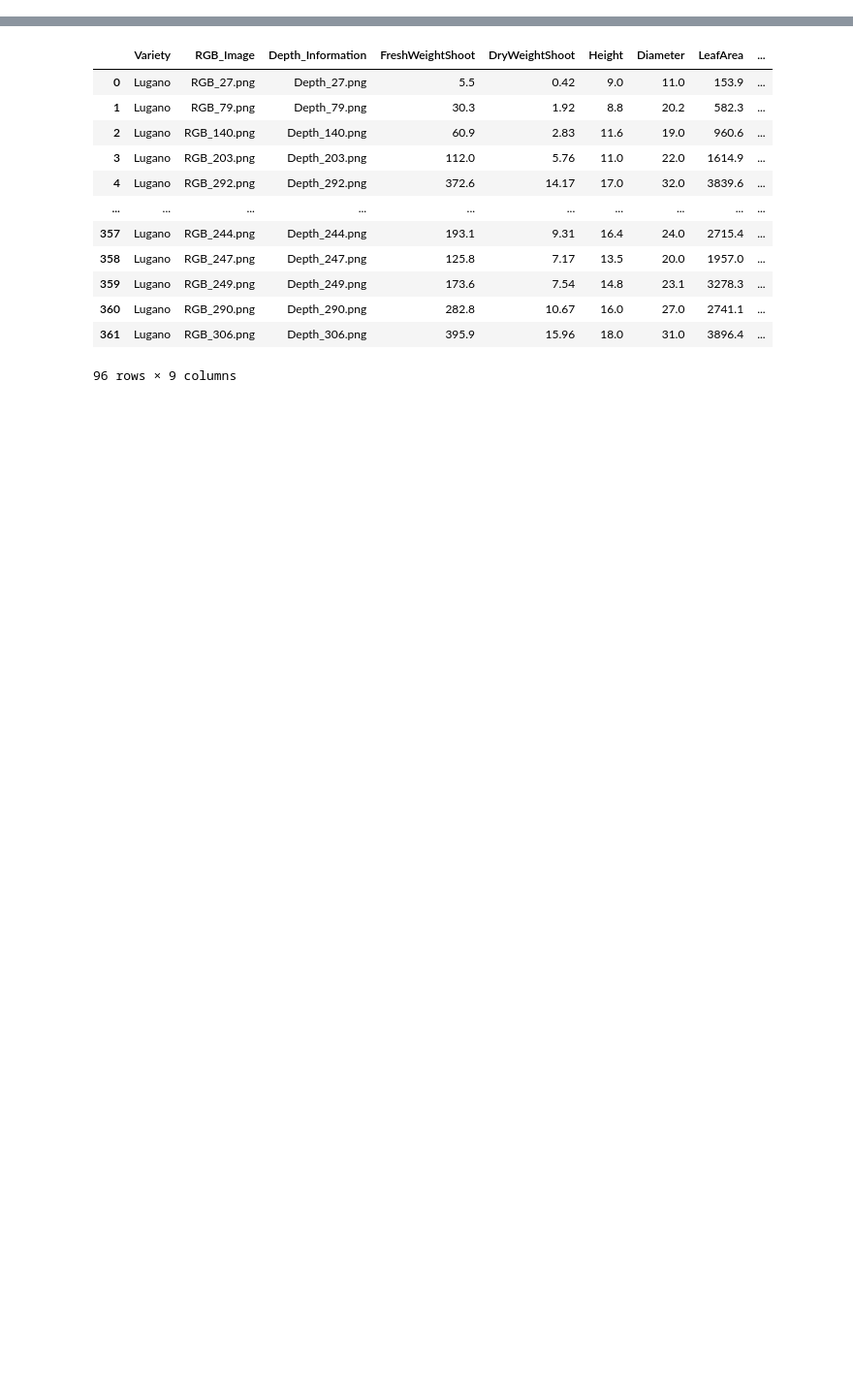
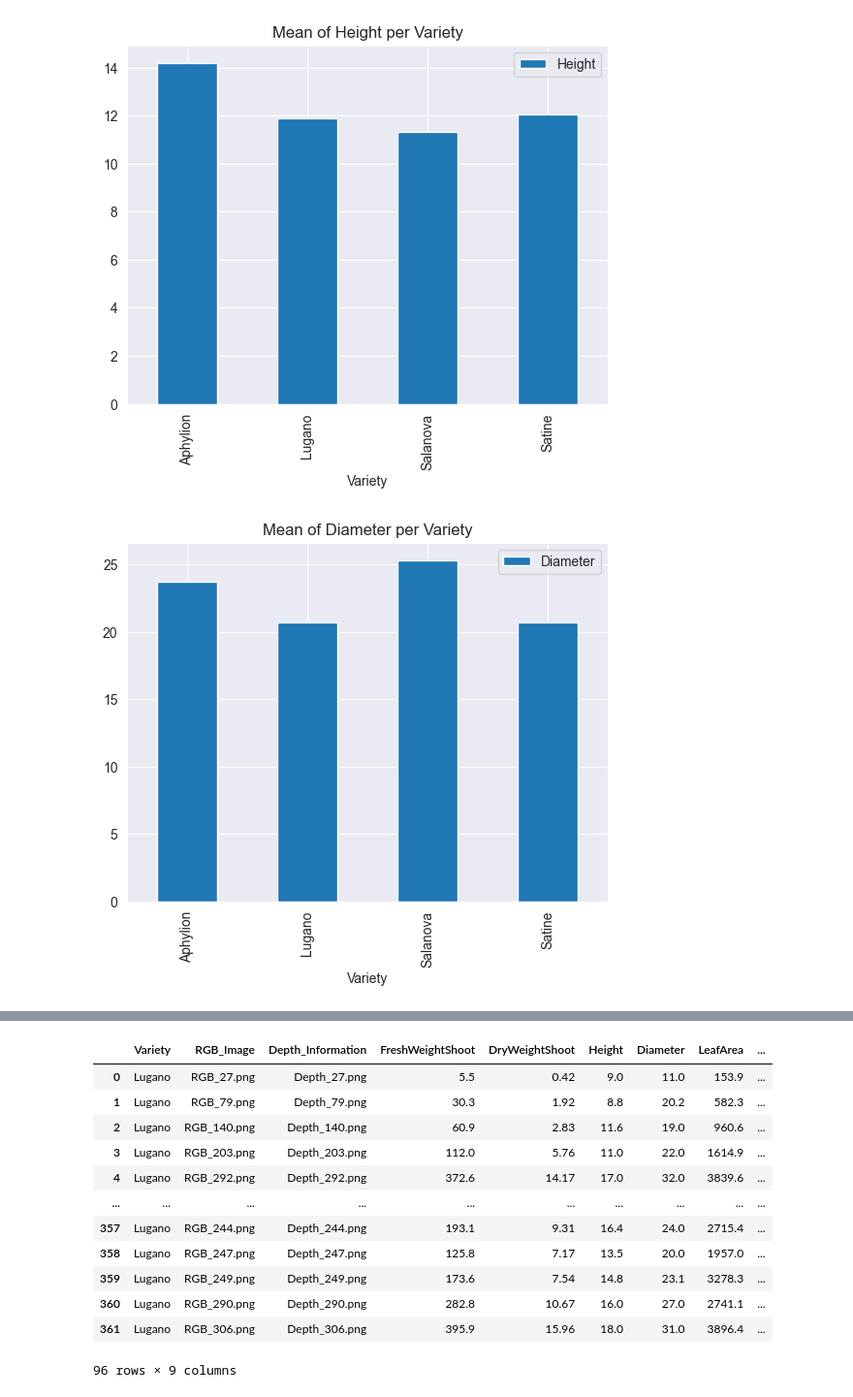
Before and after one commit to Niekwijs/lettuce-growth-models, a Jupyter notebook: Lugano-analysis.ipynb, the cells around one changed output, grey strips where cells are left out. Shown at 97% size. Cells and saved outputs as stored; diff of their text form; code cells hidden in the pictures; blank space fills up the shorter version.

```diff
--- a/Lugano-analysis.ipynb
+++ b/Lugano-analysis.ipynb
@@ -7,12 +6,3 @@ import json
 import matplotlib.pyplot as plt
 import seaborn as sns
 import cv2
-# %%
-f = open(".\data\measurements.json")
-data_json = json.loads(f.read())["Measurements"]
-
-vs = data_json.values()
-
-df = pd.json_normalize(vs)
-
-df.head()
@@ -25,0 +91,11 @@ df.head()
+# %%
+def mean_of_features_plot(feature="Height"):
+    df[[feature,"Variety"]].groupby("Variety").mean().plot(kind="bar", title=f"Mean of {feature} per Variety")
+
+mean_of_features_plot("Height")
+mean_of_features_plot("Diameter")
+mean_of_features_plot("DryWeightShoot")
+mean_of_features_plot("LeafArea")
+# %% [output]
+[figure, added]
+[figure, added]
```
Also changed, not shown: parts of 24 cells of this notebook.
